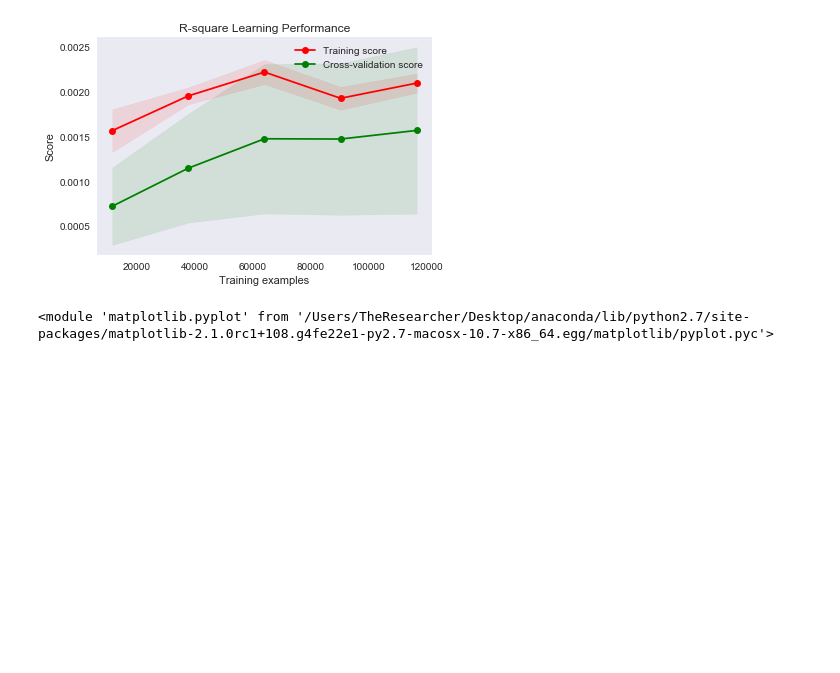
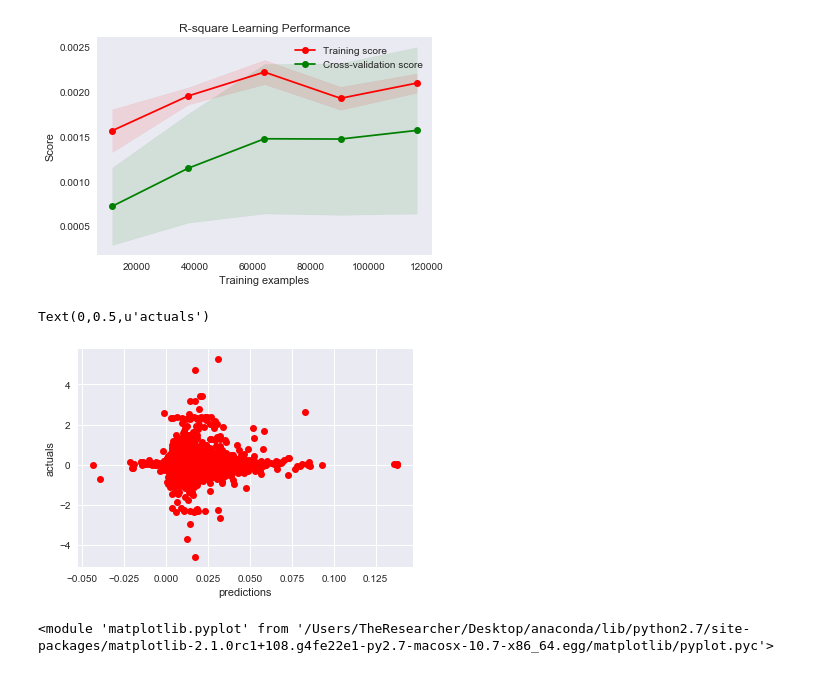
Before and after one commit to saurabhrpi/Improve-Zillow-s-Prediction-Residual, a Jupyter notebook: ZillowEstimate.ipynb, the cells around one changed output. Saved outputs shown, nothing was run; the diff lists cells and outputs as text; code cells hidden in the pictures; blank space fills up the shorter version.

```diff
--- a/ZillowEstimate.ipynb
+++ b/ZillowEstimate.ipynb
@@ -736,6 +696,0 @@ print('Best params chosen are ',grid_ob.best_params_)
-# %%
-las = Lasso(random_state=11,alpha=0.1, max_iter=1000, fit_intercept=False)
-las.fit(X_train_1st,y_train_1st)
-print('absolute total test error', mean_absolute_error(y_test,las.predict(X_test)))
-plot_learning_curve(las,'Mean Absolute Error Learning Performance',X_train_1st,y_train_1st,cv=10,scoring=performance_metric)
-plot_learning_curve(las,'R-square Learning Performance',X_train_1st,y_train_1st,cv=10,scoring='r2')
@@ -755,6 +705,13 @@ plot_learning_curve(br,'R-square Learning Performance',X_train_1st,y_train_1st,c
 <module 'matplotlib.pyplot' from '/Users/TheResearcher/Desktop/anaconda/lib/python2.7/site-packages/matplotlib-2.1.0rc1+108.g4fe22e1-py2.7-macosx-10.7-x86_64.egg/matplotlib/pyplot.pyc'>
 [figure]
 [figure]
+# %%
+plt.plot(br.predict(X_test),y_test,'ro')
+plt.xlabel('predictions')
+plt.ylabel('actuals')
+# %% [output]
+Text(0,0.5,u'actuals')
+[figure, added]
 # %%
 clf = DecisionTreeRegressor(max_depth=4)
 clf = clf.fit(X_train_1st, y_train_1st)
```
Also changed, not shown: parts of 15 cells of this notebook.
